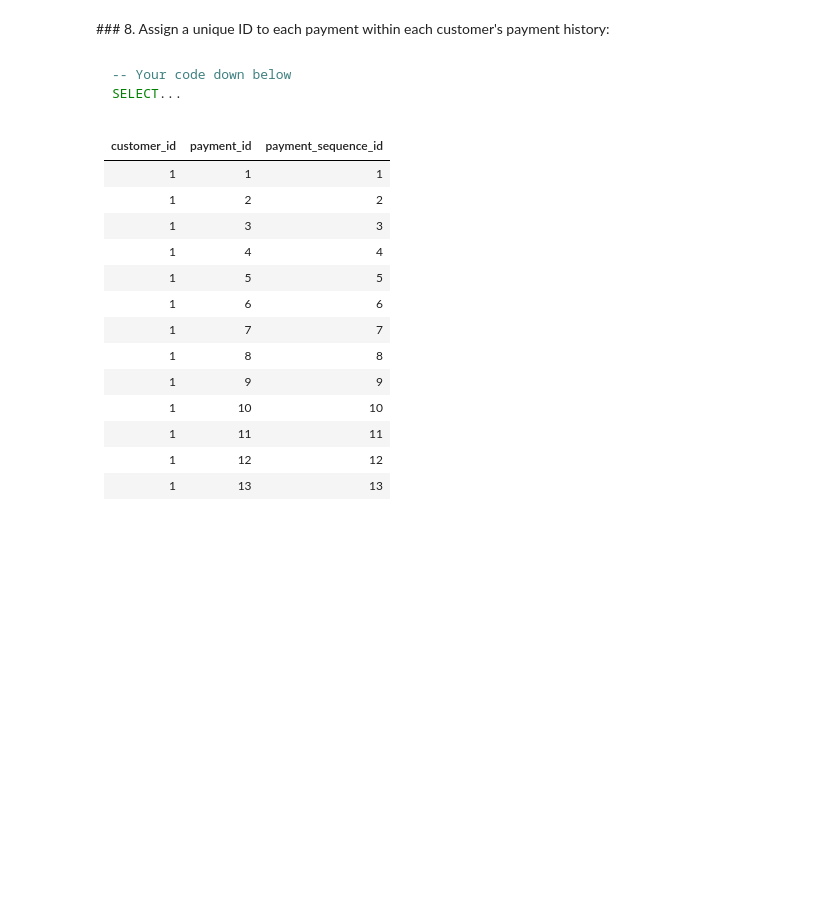
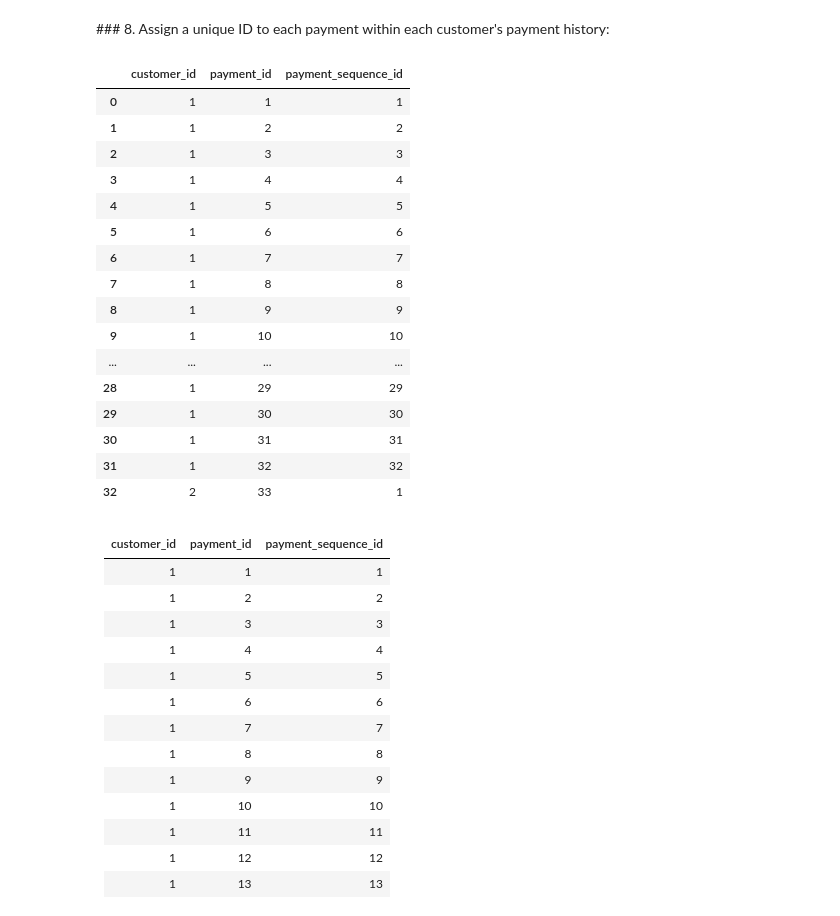
Before and after one commit to sarabenitezinglott/lab-mysql-window-functions, a Jupyter notebook: main.ipynb, the cells around one changed output. Cells and saved outputs as stored; diff of their text form; code cells hidden in the pictures; blank space fills up the shorter version.

````diff
--- a/main.ipynb
+++ b/main.ipynb
@@ -152,11 +300,31 @@ SELECT...
 |EASY GLADIATOR|2005-05-25 03:41:50          |4.99  |4.99         |
 # %% [markdown]
 ### 8. Assign a unique ID to each payment within each customer's payment history:
-# %% [markdown]
-```sql
--- Your code down below
-SELECT...
-```
+# %%
+query = """
+SELECT customer_id,payment_id,COUNT(payment_id) OVER (PARTITION BY customer_id ORDER BY payment_id) AS payment_sequence_id
+FROM payment
+"""
+df = pd.read_sql_query(query, engine).head(33)
+df
+# %% [output]
+|  | customer_id | payment_id | payment_sequence_id |
+| 0 | 1 | 1 | 1 |
+| 1 | 1 | 2 | 2 |
+| 2 | 1 | 3 | 3 |
+| 3 | 1 | 4 | 4 |
+| 4 | 1 | 5 | 5 |
+| 5 | 1 | 6 | 6 |
+| 6 | 1 | 7 | 7 |
+| 7 | 1 | 8 | 8 |
+| 8 | 1 | 9 | 9 |
+| 9 | 1 | 10 | 10 |
+| ... | ... | ... | ... |
+| 28 | 1 | 29 | 29 |
+| 29 | 1 | 30 | 30 |
+| 30 | 1 | 31 | 31 |
+| 31 | 1 | 32 | 32 |
+| 32 | 2 | 33 | 1 |
 # %% [markdown]
 |customer_id|payment_id|payment_sequence_id|
 |-----------|----------|-------------------|
````
Also changed, not shown: parts of 23 cells of this notebook.
